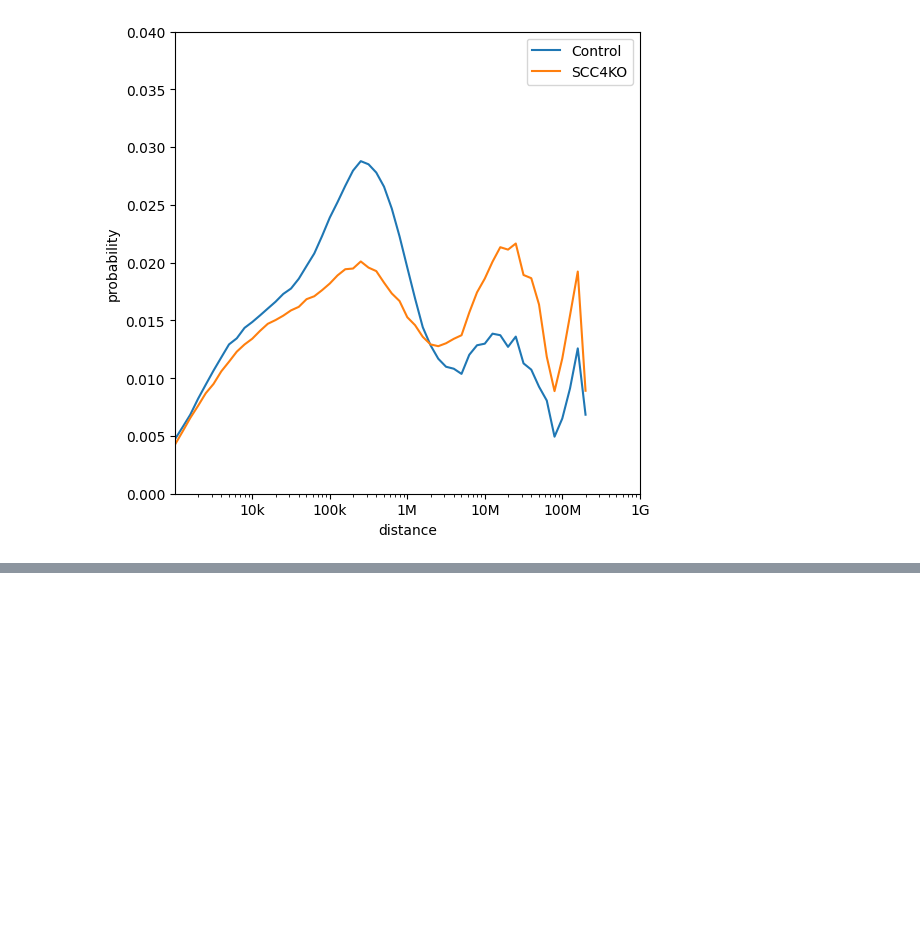
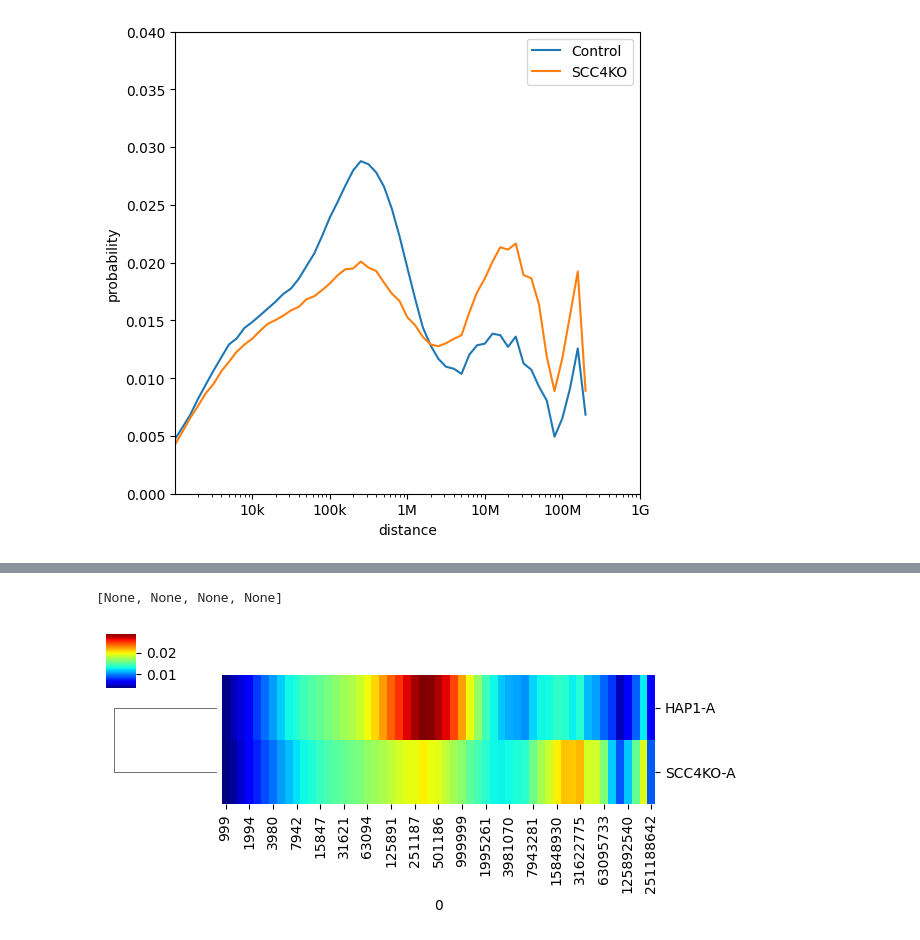
Before and after one commit to rnakato/Springer_contact_distance_plot, a Jupyter notebook: Springer_contact_distance_plot.ipynb, the cells around one changed output, grey strips where cells are left out. Drawn from its saved outputs; the diff is of its cells as text; code cells hidden in the pictures; blank space fills up the shorter version.

```diff
--- a/Springer_contact_distance_plot.ipynb
+++ b/Springer_contact_distance_plot.ipynb
@@ -294,3 +294,20 @@ plt.legend()
 # %% [output]
 <matplotlib.legend.Legend at 0x...>
 [figure]
+# %%
+dfarray = []
+for sample in ['HAP1-A', 'SCC4KO-A']:
+    path = sample + '.distance.log.txt'
+    df = pd.read_csv(path, sep="|", header=None, index_col=0)
+    df = df/df.sum()
+    df.columns = [sample]
+    dfarray.append(df)
+
+Jdata = pd.concat(dfarray, axis=1)
+
+def f_str(x):
+    return int(str(x).split('-')[1])
+
+Jdata.index =Jdata.index.map(f_str)
+Jdata = Jdata.T
+Jdata
@@ -296,0 +319,6 @@ plt.legend()
+# %%
+g = sns.clustermap(Jdata.iloc[:,14:70], cmap='jet', figsize=(6, 3), col_cluster=False)
+plt.setp(g.ax_heatmap.get_yticklabels(), rotation=0)
+# %% [output]
+[None, None, None, None]
+[figure, added]
```
Also changed, not shown: parts of 1 cell of this notebook.
